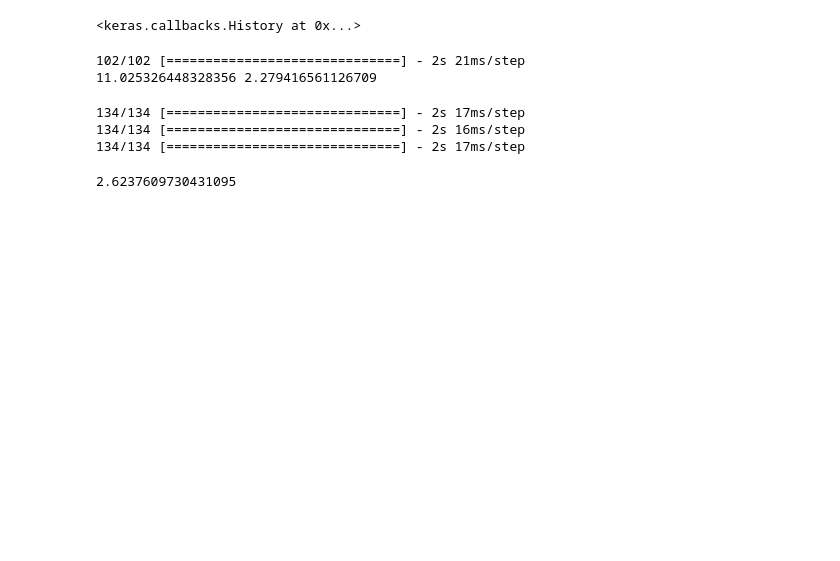
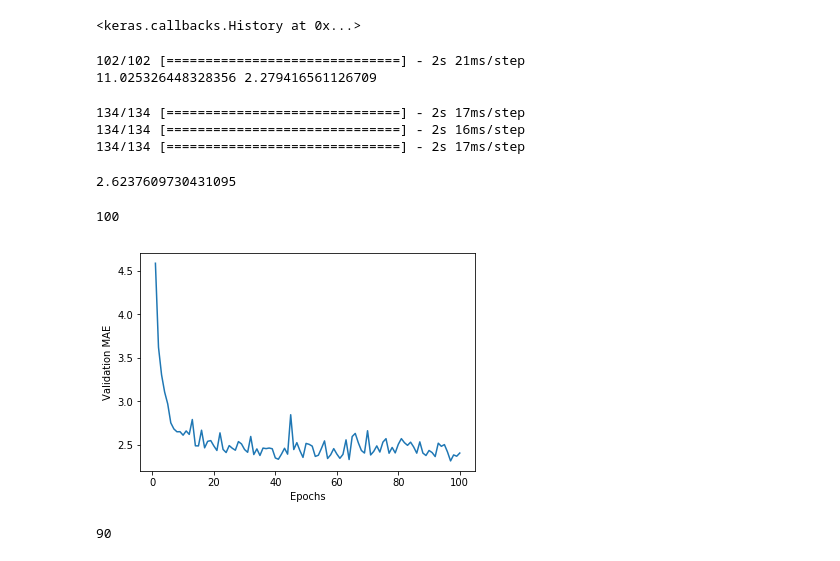
Before and after one commit to ilknurCakir/SpamEmailClassification, a Jupyter notebook: reuters_classification.ipynb, the cells around one changed output. Saved outputs shown, nothing was run; the diff lists cells and outputs as text; code cells hidden in the pictures; blank space fills up the shorter version.

```diff
--- a/reuters_classification.ipynb
+++ b/reuters_classification.ipynb
@@ -295,0 +294,12 @@ for i in range(k):
+# %%
+mean_mae = np.mean(all_mae_histories, axis = 0)
+# %%
+len(mean_mae)
+# %% [output]
+100
+# %%
+plt.plot(np.arange(1, 101, 1), mean_mae)
+plt.xlabel("Epochs")
+plt.ylabel("Validation MAE");
+# %% [output]
+[figure, added]
@@ -295,0 +318,4 @@ for i in range(k):
+# %%
+len(smoothed_mae)
+# %% [output]
+90
```
Also changed, not shown: parts of 3 cells of this notebook.
